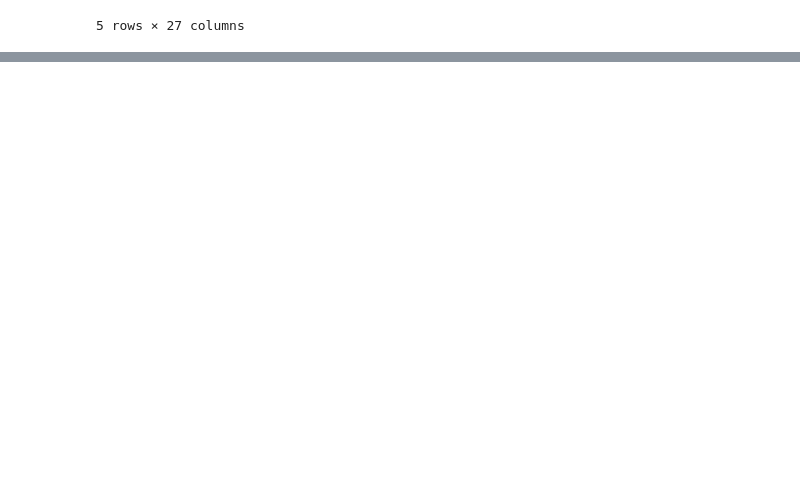
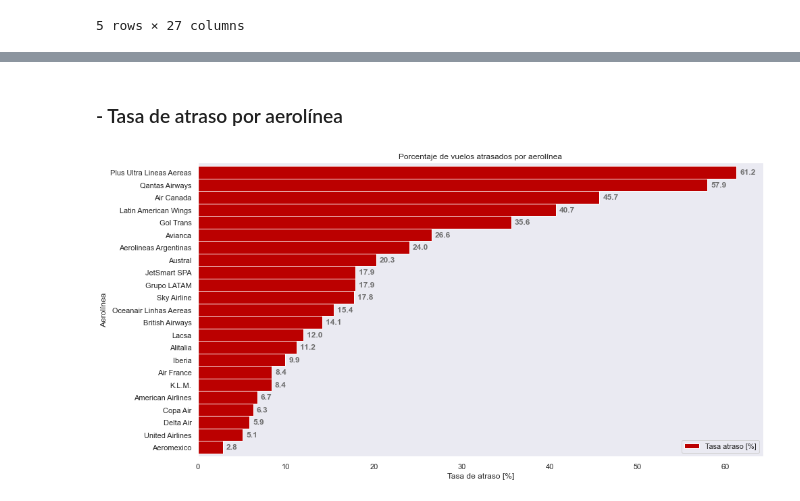
Before and after one commit to hvalenzuela1986/delayed_flight, a Jupyter notebook: solution.ipynb, the cells around one changed output, grey strips where cells are left out. Cells and saved outputs as stored; diff of their text form; code cells hidden in the pictures; blank space fills up the shorter version.

Commit message:
Tasas de atraso

```diff
--- a/solution.ipynb
+++ b/solution.ipynb
@@ -219,0 +233,9 @@ df[['temporada_alta','dif_min','atraso_15','periodo_dia']].to_csv('synthetic_fea
+# %%
+def obtener_tasas(df, columna, normal=False):
+    tasa = df.groupby([columna]).agg({'atraso_15':'sum','periodo_dia':'count'})
+    tasa.rename(columns={columna:'agrupacion','atraso_15':'cant_atraso','periodo_dia':'total'}, inplace=True)
+    tasa['Tasa atraso [%]'] = tasa.cant_atraso / tasa.total * 100
+    if normal == True:
+        tasa['Normal [%]'] = 100 - tasa['Tasa atraso [%]']
+    tasa.drop(columns=['cant_atraso','total'], inplace=True)
+    return tasa
@@ -219,0 +244,12 @@ df[['temporada_alta','dif_min','atraso_15','periodo_dia']].to_csv('synthetic_fea
+# %%
+tasa = obtener_tasas(df, 'SIGLADES')
+tasa.sort_values(by='Tasa atraso [%]', ascending=True, inplace=True)
+
+fig, ax1 = plt.subplots(1,1,figsize=(15, 15))
+tasa.plot(kind = 'barh', ax=ax1, color='#BB0000', width=1)
+ax1.set_ylabel('Destino')
+ax1.set_xlabel('Tasa de atraso [%]')
+ax1.set_title('Porcentaje de vuelos atrasados por destino')
+for container in ax1.containers:
+    ax1.bar_label(container, color='#6E6E6E', fmt='%.1f', padding=5, fontweight='bold')
+plt.show()
@@ -219,0 +258,16 @@ df[['temporada_alta','dif_min','atraso_15','periodo_dia']].to_csv('synthetic_fea
+# %% [markdown]
+###  - Tasa de atraso por aerolínea
+# %%
+tasa = obtener_tasas(df, 'OPERA')
+tasa.sort_values(by='Tasa atraso [%]', ascending=True, inplace=True)
+
+fig, ax1 = plt.subplots(1,1,figsize=(15, 8))
+tasa.plot(kind = 'barh', ax=ax1, color='#BB0000', width=1)
+ax1.set_ylabel('Aerolínea')
+ax1.set_xlabel('Tasa de atraso [%]')
+ax1.set_title('Porcentaje de vuelos atrasados por aerolínea')
+for container in ax1.containers:
+    ax1.bar_label(container, color='#6E6E6E', fmt='%.1f', padding=5, fontweight='bold')
+plt.show()
+# %% [output]
+[figure, added]
```
Also changed, not shown: parts of 16 cells of this notebook.
